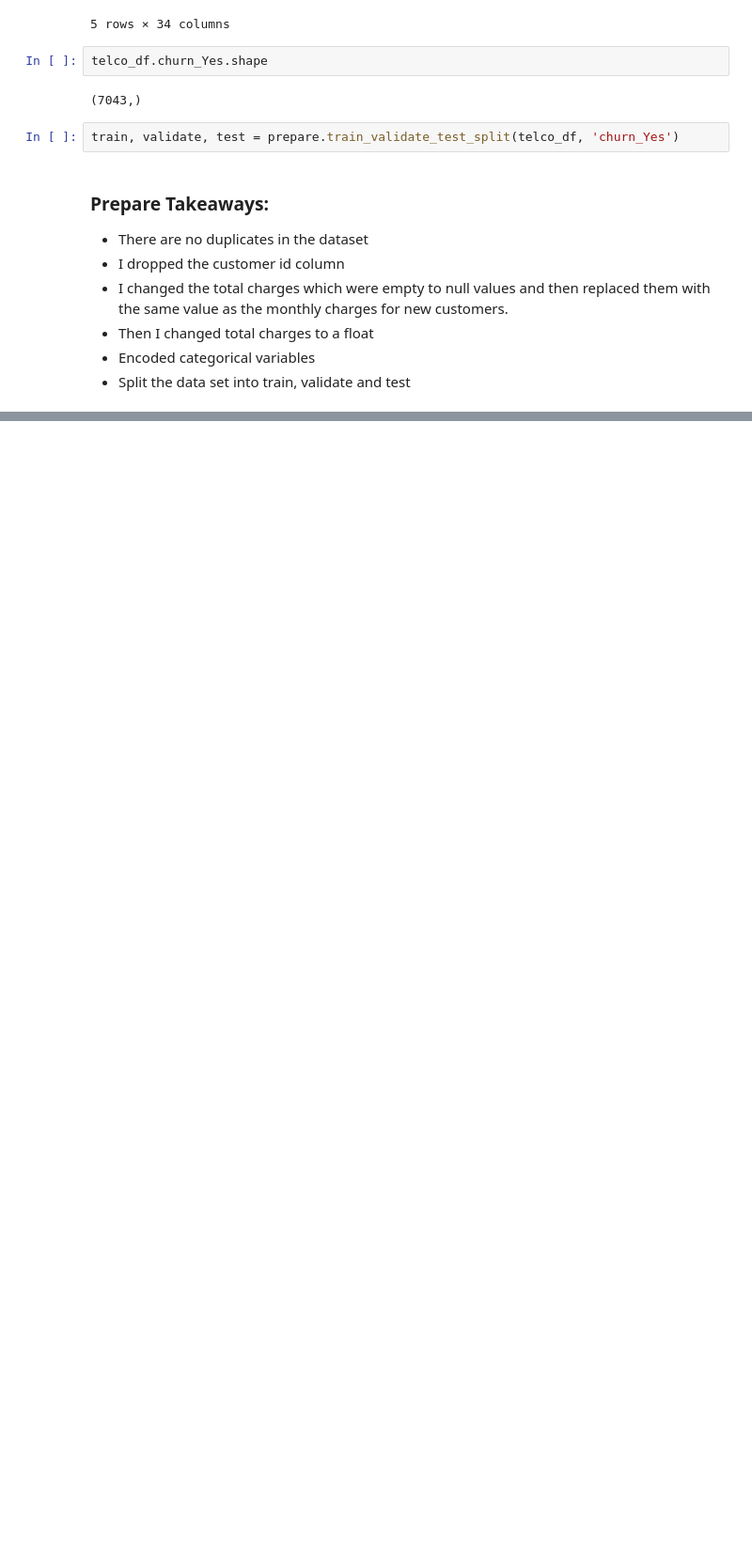
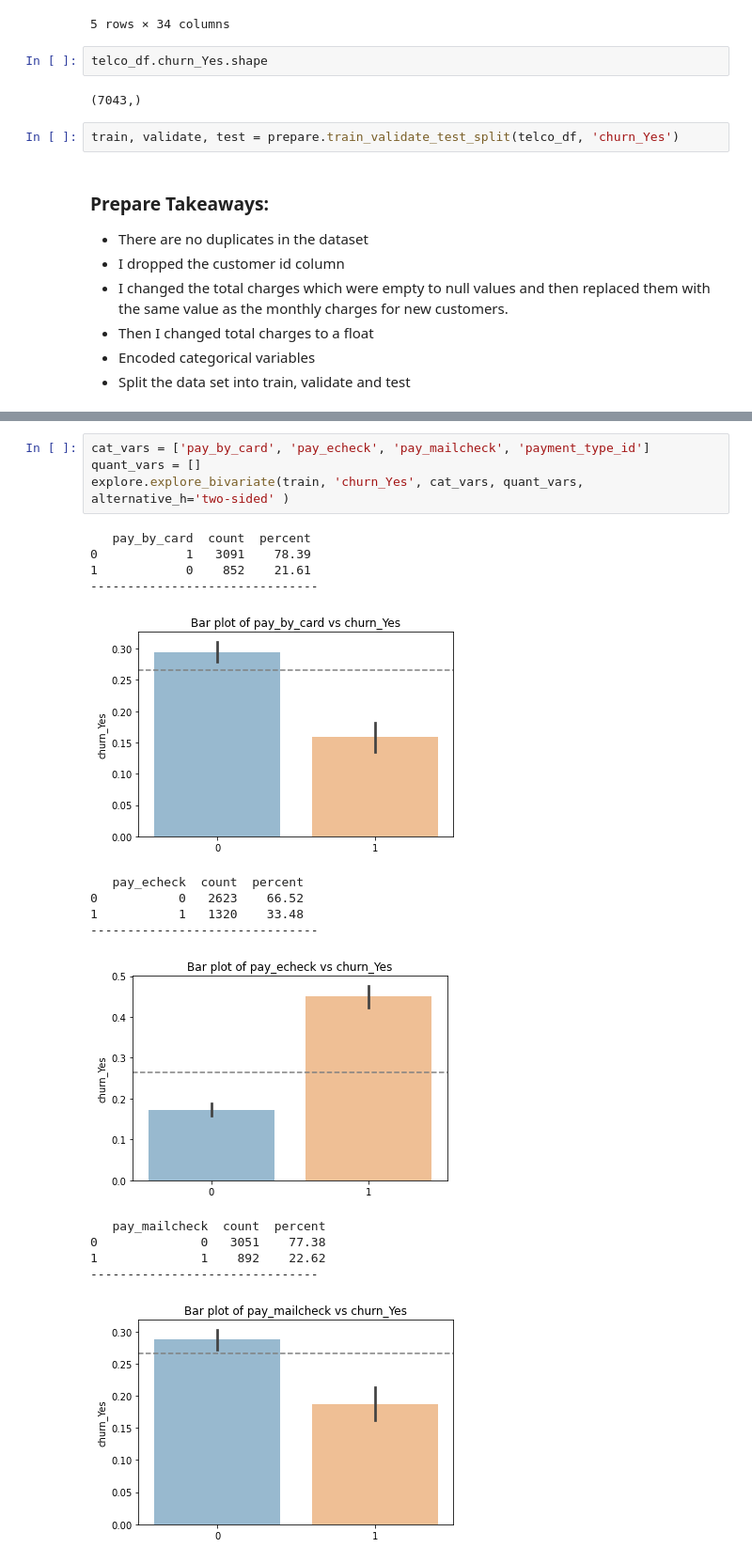
Before and after one commit to mariamnaqvi/predicting_customer_churn, a Jupyter notebook: final_report_telco.ipynb, the cells around one changed output, grey strips where cells are left out. Shown at 94% size. Cells and saved outputs as stored; diff of their text form; blank space fills up the shorter version.

```diff
--- a/final_report_telco.ipynb
+++ b/final_report_telco.ipynb
@@ -68,0 +201,20 @@ NameError: name 'train' is not defined
+# %%
+cat_vars = ['pay_by_card', 'pay_echeck', 'pay_mailcheck', 'payment_type_id']
+quant_vars = []
+explore.explore_bivariate(train, 'churn_Yes', cat_vars, quant_vars, alternative_h='two-sided' )
+# %% [output]
+   pay_by_card  count  percent
+0            1   3091    78.39
+1            0    852    21.61
+-------------------------------
+[figure, added]
+   pay_echeck  count  percent
+0           0   2623    66.52
+1           1   1320    33.48
+-------------------------------
+[figure, added]
+   pay_mailcheck  count  percent
+0              0   3051    77.38
+1              1    892    22.62
+-------------------------------
+[figure, added]
```
Also changed, not shown: parts of 24 cells of this notebook.
